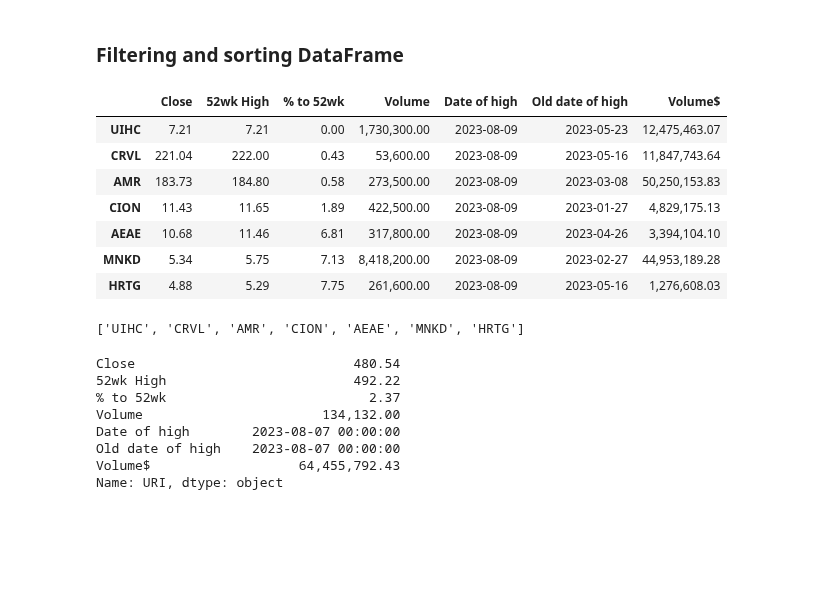
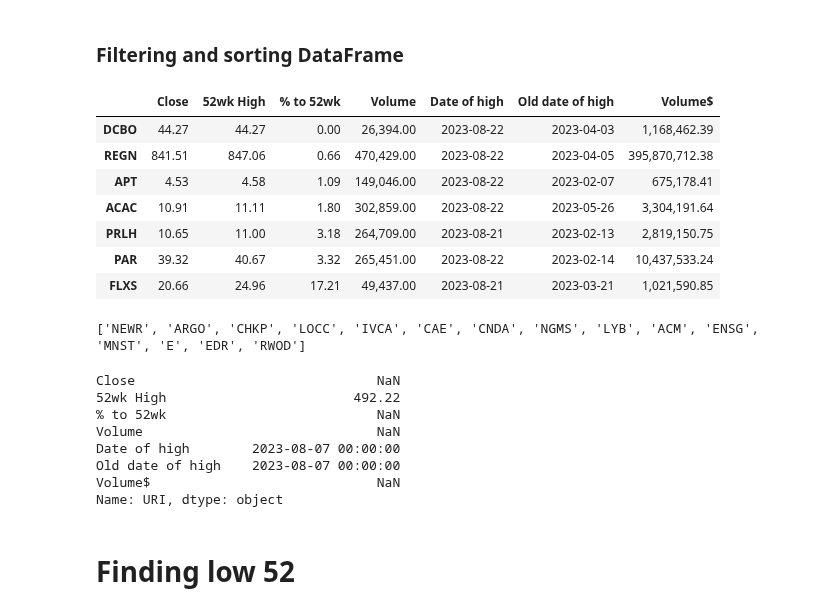
Before and after one commit to Idanq1/Stocks-Strategies, a Jupyter notebook: Scanners/Screener8 52 high.ipynb, the cells around one changed output. Cells and saved outputs as stored; diff of their text form; code cells hidden in the pictures; blank space fills up the shorter version.

```diff
--- a/Scanners/Screener8 52 high.ipynb
+++ b/Scanners/Screener8 52 high.ipynb
@@ -240,32 +239,34 @@ def filter_sort_df(df):
 
     return df.sort_values(by='% to 52wk', ascending=True)
 # %%
-full_df = parse_df(data, 1)
+full_df = parse_df(data, 2)
 cop = full_df.copy()
 
 df = filter_sort_df(cop)
 df
 # %% [output]
 |  | Close | 52wk High | % to 52wk | Volume | Date of high | Old date of high | Volume$ |
-| UIHC | 7.21 | 7.21 | 0.00 | 1,730,300.00 | 2023-08-09 | 2023-05-23 | 12,475,463.07 |
-| CRVL | 221.04 | 222.00 | 0.43 | 53,600.00 | 2023-08-09 | 2023-05-16 | 11,847,743.64 |
-| AMR | 183.73 | 184.80 | 0.58 | 273,500.00 | 2023-08-09 | 2023-03-08 | 50,250,153.83 |
-| CION | 11.43 | 11.65 | 1.89 | 422,500.00 | 2023-08-09 | 2023-01-27 | 4,829,175.13 |
-| AEAE | 10.68 | 11.46 | 6.81 | 317,800.00 | 2023-08-09 | 2023-04-26 | 3,394,104.10 |
-| MNKD | 5.34 | 5.75 | 7.13 | 8,418,200.00 | 2023-08-09 | 2023-02-27 | 44,953,189.28 |
-| HRTG | 4.88 | 5.29 | 7.75 | 261,600.00 | 2023-08-09 | 2023-05-16 | 1,276,608.03 |
+| DCBO | 44.27 | 44.27 | 0.00 | 26,394.00 | 2023-08-22 | 2023-04-03 | 1,168,462.39 |
+| REGN | 841.51 | 847.06 | 0.66 | 470,429.00 | 2023-08-22 | 2023-04-05 | 395,870,712.38 |
+| APT | 4.53 | 4.58 | 1.09 | 149,046.00 | 2023-08-22 | 2023-02-07 | 675,178.41 |
+| ACAC | 10.91 | 11.11 | 1.80 | 302,859.00 | 2023-08-22 | 2023-05-26 | 3,304,191.64 |
+| PRLH | 10.65 | 11.00 | 3.18 | 264,709.00 | 2023-08-21 | 2023-02-13 | 2,819,150.75 |
+| PAR | 39.32 | 40.67 | 3.32 | 265,451.00 | 2023-08-22 | 2023-02-14 | 10,437,533.24 |
+| FLXS | 20.66 | 24.96 | 17.21 | 49,437.00 | 2023-08-21 | 2023-03-21 | 1,021,590.85 |
 # %%
-add_to_tv(df)
+add_to_tv(df.sort_values(by='Percent from 52', ascending=True).head(15))
 # %% [output]
-['UIHC', 'CRVL', 'AMR', 'CION', 'AEAE', 'MNKD', 'HRTG']
+['NEWR', 'ARGO', 'CHKP', 'LOCC', 'IVCA', 'CAE', 'CNDA', 'NGMS', 'LYB', 'ACM', 'ENSG', 'MNST', 'E', 'EDR', 'RWOD']
 # %%
 cop.loc["URI"]
 # %% [output]
-Close                            480.54
+Close                               NaN
 52wk High                        492.22
-% to 52wk                          2.37
-Volume                       134,132.00
+% to 52wk                           NaN
+Volume                              NaN
 Date of high        2023-08-07 00:00:00
 Old date of high    2023-08-07 00:00:00
-Volume$                   64,455,792.43
+Volume$                             NaN
 Name: URI, dtype: object
+# %% [markdown]
+# Finding low 52
```
Also changed, not shown: parts of 5 cells of this notebook.
